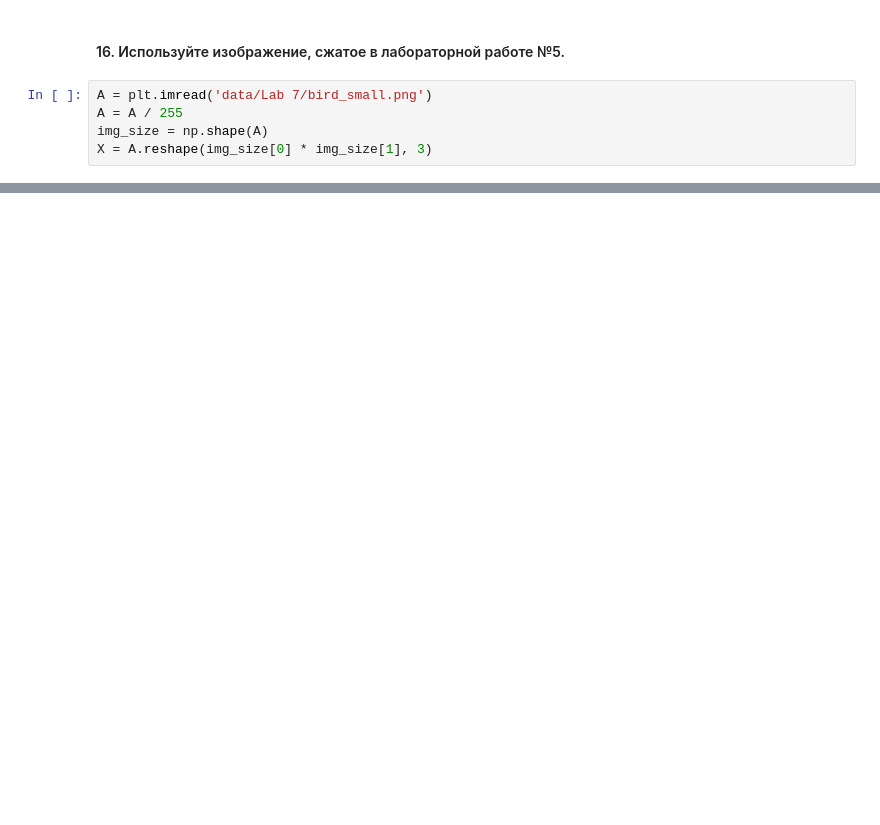
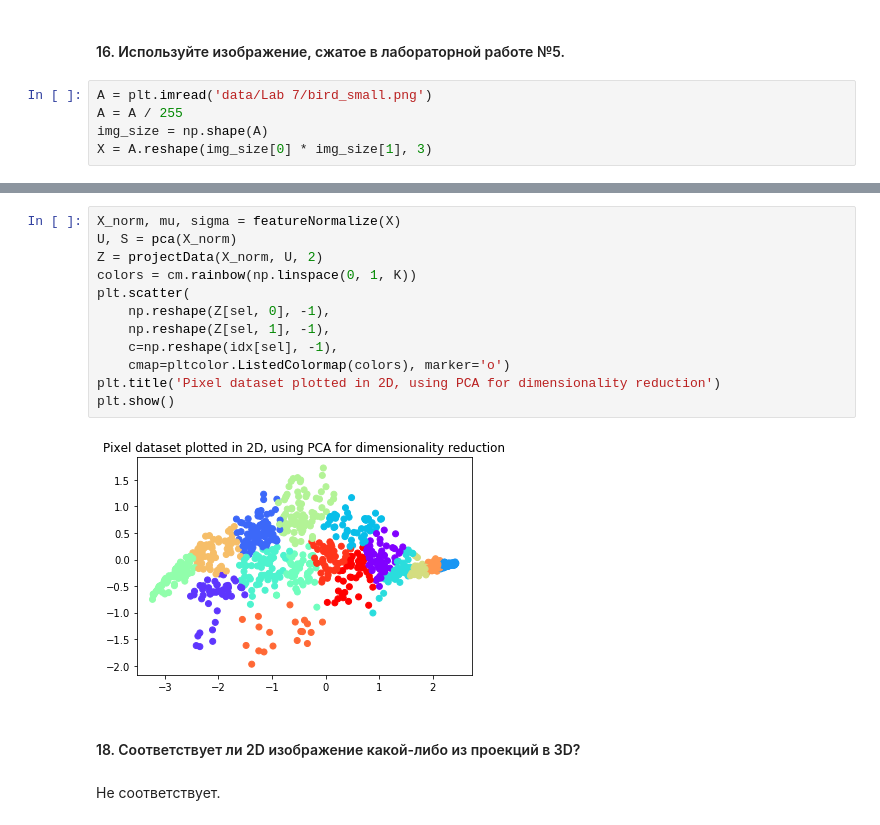
Before and after one commit to Mihlyuk/machine-learning-course, a Jupyter notebook: assignment7.ipynb, the cells around one changed output, grey strips where cells are left out. Drawn from its saved outputs; the diff is of its cells as text; blank space fills up the shorter version.

```diff
--- a/assignment7.ipynb
+++ b/assignment7.ipynb
@@ -213,0 +295,18 @@ X = A.reshape(img_size[0] * img_size[1], 3)
+# %%
+X_norm, mu, sigma = featureNormalize(X)
+U, S = pca(X_norm)
+Z = projectData(X_norm, U, 2)
+colors = cm.rainbow(np.linspace(0, 1, K))
+plt.scatter(
+    np.reshape(Z[sel, 0], -1),
+    np.reshape(Z[sel, 1], -1),
+    c=np.reshape(idx[sel], -1),
+    cmap=pltcolor.ListedColormap(colors), marker='o')
+plt.title('Pixel dataset plotted in 2D, using PCA for dimensionality reduction')
+plt.show()
+# %% [output]
+[figure, added]
+# %% [markdown]
+#### 18. Соответствует ли 2D изображение какой-либо из проекций в 3D?
+# %% [markdown]
+Не соответствует.
```
Also changed, not shown: parts of 10 cells of this notebook.
